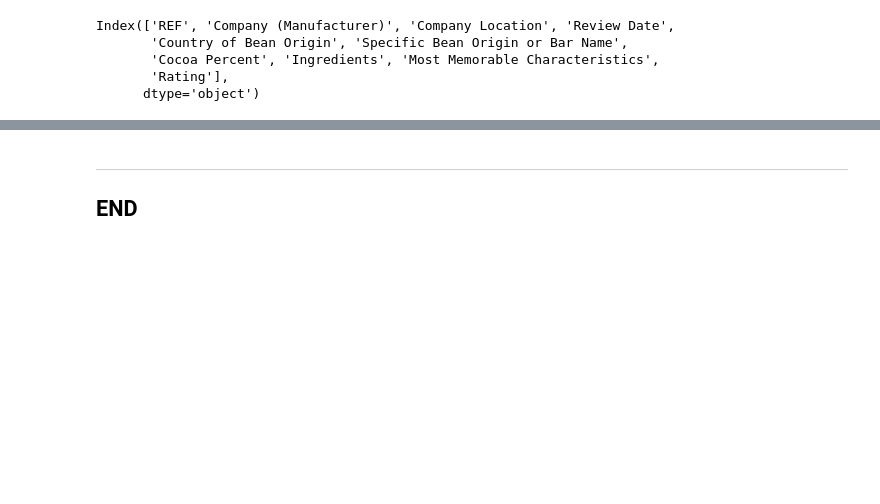
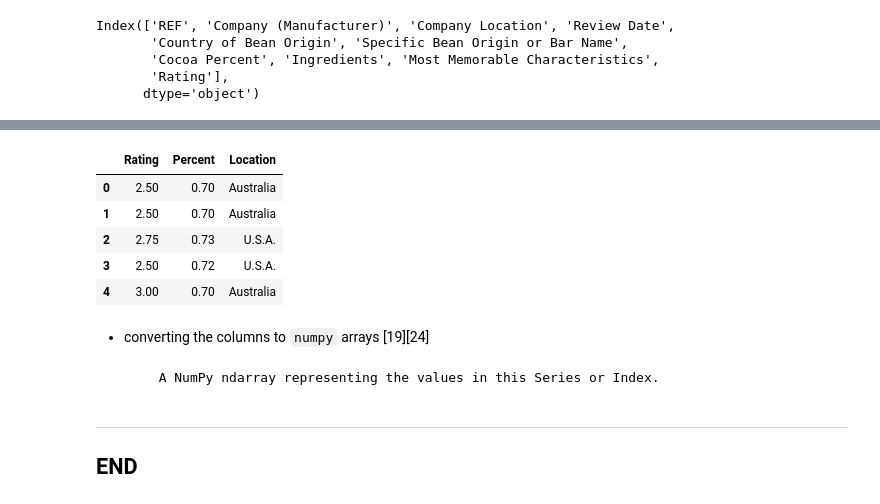
Before and after one commit to SeanOhAileasa/mls-scikit-learn-scipy-stats, a Jupyter notebook: scipy-stats.ipynb, the cells around one changed output, grey strips where cells are left out. Drawn from its saved outputs; the diff is of its cells as text; code cells hidden in the pictures; blank space fills up the shorter version.

```diff
--- a/scipy-stats.ipynb
+++ b/scipy-stats.ipynb
@@ -1706,0 +1811,17 @@ Index(['REF', 'Company (Manufacturer)', 'Company Location', 'Review Date',
+# %%
+df_Rating_Percent_Location.Percent=df_Rating_Percent_Location.Percent.str.rstrip("%").astype(float)/100
+# %%
+df_Rating_Percent_Location.head() # check in order
+# %% [output]
+|  | Rating | Percent | Location |
+| 0 | 2.50 | 0.70 | Australia |
+| 1 | 2.50 | 0.70 | Australia |
+| 2 | 2.75 | 0.73 | U.S.A. |
+| 3 | 2.50 | 0.72 | U.S.A. |
+| 4 | 3.00 | 0.70 | Australia |
+# %% [markdown]
+- converting the columns to ``numpy`` arrays [19][24]
+# %%
+print("\n".join(df_Rating_Percent_Location.Rating.to_numpy.__doc__.split("\n")[1:2])) # package numpy overview
+# %% [output]
+        A NumPy ndarray representing the values in this Series or Index.
```
Also changed, not shown: parts of 75 cells of this notebook, 2 other files.
